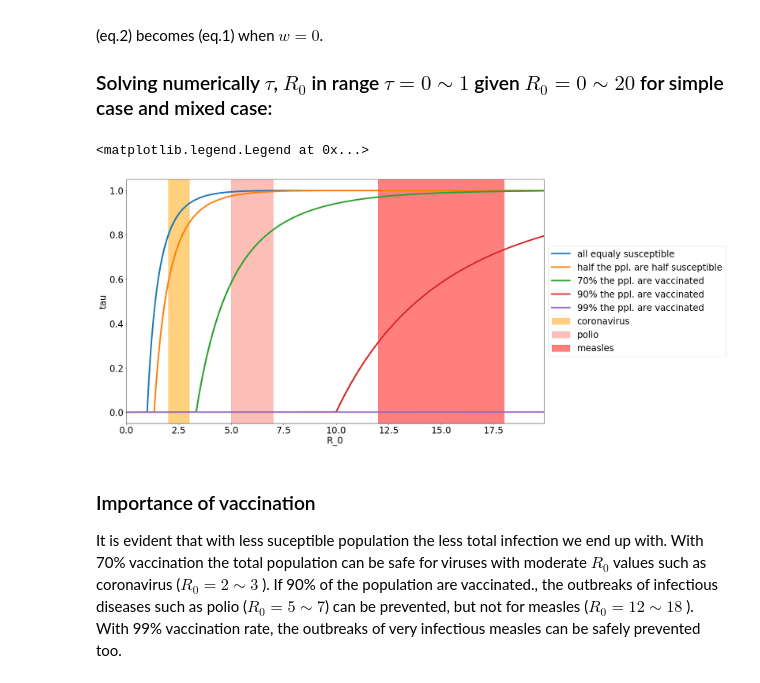
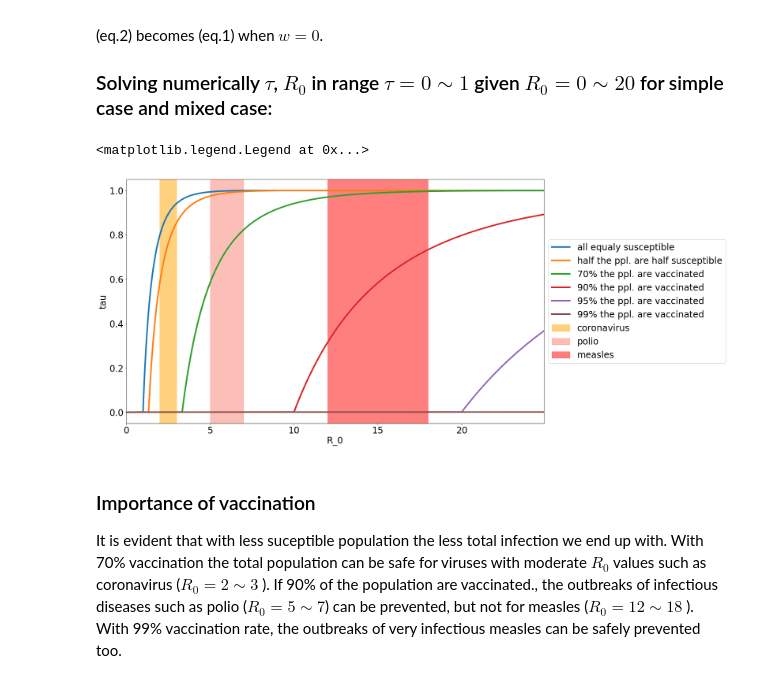
Before and after one commit to shuyi-li/hobby, a Jupyter notebook: Epidemiology Simulation.ipynb, the cells around one changed output. Cells and saved outputs as stored; diff of their text form; code cells hidden in the pictures.

Commit message:
Added 95% vaccination degree to graph for 2nd model

```diff
--- a/Epidemiology Simulation.ipynb
+++ b/Epidemiology Simulation.ipynb
@@ -119,7 +119,7 @@ In a slightly more mixed situation, fraction $w$ of the population could be less
 def eq_mix(tau, R, w, v):
     return np.abs(1-tau-np.exp(-R*tau*(1-w+w*v)))
 
-def solve_eq(eq, w, v, tau_range = np.arange(0,1,0.001), R_range = np.arange(0, 20, 0.01)):
+def solve_eq(eq, w, v, tau_range = np.arange(0,1,0.001), R_range = np.arange(0, 25, 0.01)):
     tt, rr = np.meshgrid(tau_range, R_range)
     rs = np.array([R_range[i] for i in eq(tt, rr, w=w, v=v).argmin(axis = 0)])
     res = np.array([eq(tt, rr, w=w, v=v) for tt, rr in zip(tau_range, rs) ])
@@ -143,29 +143,33 @@ label2 = '70% the ppl. are vaccinated'
 tau3, rs3 = solve_eq(eq=eq_mix, w = 0.9, v=0)
 label3 = '90% the ppl. are vaccinated'
 
+# mixed case w = 0.95, v = 0 the same as
+tau4, rs4 = solve_eq(eq=eq_mix, w = 0.95, v=0)
+label4 = '95% the ppl. are vaccinated'
 
-# mixed case w = 0.9, v = 0 the same as
-tau4, rs4 = solve_eq(eq=eq_mix, w = 0.99, v=0)
-label4 = '99% the ppl. are vaccinated'
+# mixed case w = 0.99, v = 0 the same as
+tau5, rs5 = solve_eq(eq=eq_mix, w = 0.99, v=0)
+label5 = '99% the ppl. are vaccinated'
 # %%
 plt.rcParams.update({'font.size': 24})
 f, ax = plt.subplots(1,1,figsize = (20,12))
 plt.xlabel('R_0')
 plt.ylabel('tau')
 
 ax.plot(rs0, tau0, label = label0 ,linewidth = 4)
 ax.plot(rs1, tau1, label = label1 ,linewidth = 4)
 ax.plot(rs2, tau2, label = label2 ,linewidth = 4)
 ax.plot(rs3, tau3, label = label3 ,linewidth = 4)
 ax.plot(rs4, tau4, label = label4 ,linewidth = 4)
+ax.plot(rs5, tau5, label = label5 ,linewidth = 4)
 ax.axvspan(2, 3, alpha=0.5, color='orange', label = 'coronavirus')
 ax.axvspan(5, 7, alpha=0.5, color='salmon', label = 'polio')
 ax.axvspan(12, 18, alpha=0.5, color='red', label = 'measles')
-plt.xlim([0,19.9])
+plt.xlim([0,24.9])
 ax.legend(loc='center left', bbox_to_anchor=(1, 0.5))
 # %% [output]
 <matplotlib.legend.Legend at 0x...>
-[figure, old version]
+[figure, new version]
 # %% [markdown]
 ### Importance of vaccination
 It is evident that with less suceptible population the less total infection we end up with. With 70% vaccination the total population can be safe for viruses with moderate $R_0$ values such as coronavirus ($R_0 = 2\sim3$ ). If 90% of the population are vaccinated., the outbreaks of infectious diseases such as polio ($R_0 = 5\sim7$) can be prevented, but not for measles ($R_0 = 12\sim18$ ). With 99% vaccination rate, the outbreaks of very infectious measles can be safely prevented too.
```
Also changed, not shown: parts of 3 cells of this notebook.
